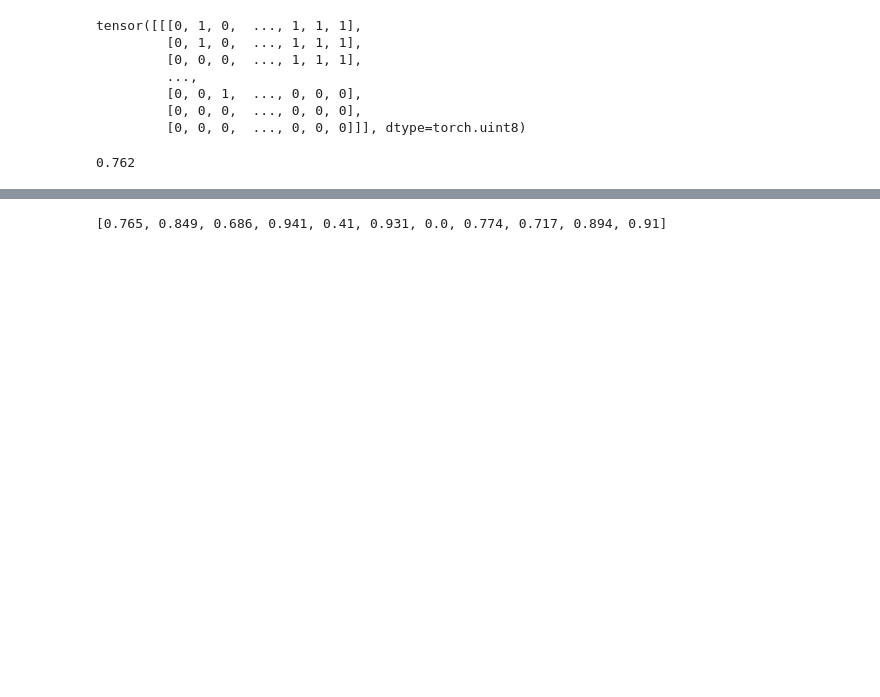
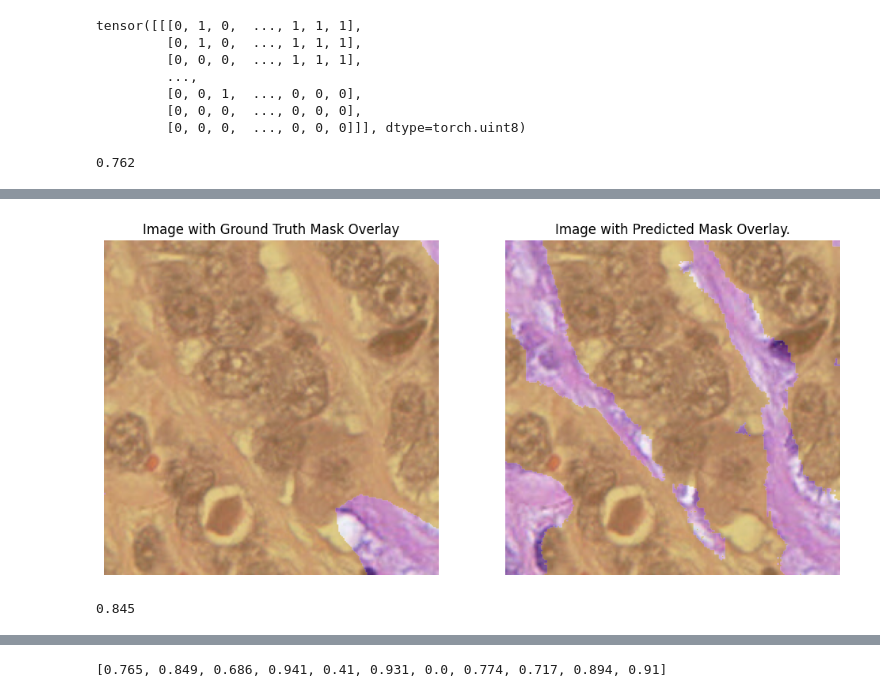
Before and after one commit to PiyushBhadauriya26/Semantic_Segmentation, a Jupyter notebook: Notebooks/Dice_coff.ipynb, the cells around one changed output, grey strips where cells are left out. Drawn from its saved outputs; the diff is of its cells as text; code cells hidden in the pictures; blank space fills up the shorter version.

```diff
--- a/Notebooks/Dice_coff.ipynb
+++ b/Notebooks/Dice_coff.ipynb
@@ -121,3 +129,8 @@ plot_img(train_images[1])
+# %%
+plot_img(test_images[3], model_name = "sam-vit_b-lora512", isTest=True)
+# %% [output]
+[figure, added]
+0.845
 # %%
 image_path = "../data/BCSS_small/test/images/"
 model_name = "med_sam-vit_b"
```
Also changed, not shown: parts of 6 cells of this notebook, 6 other files.
